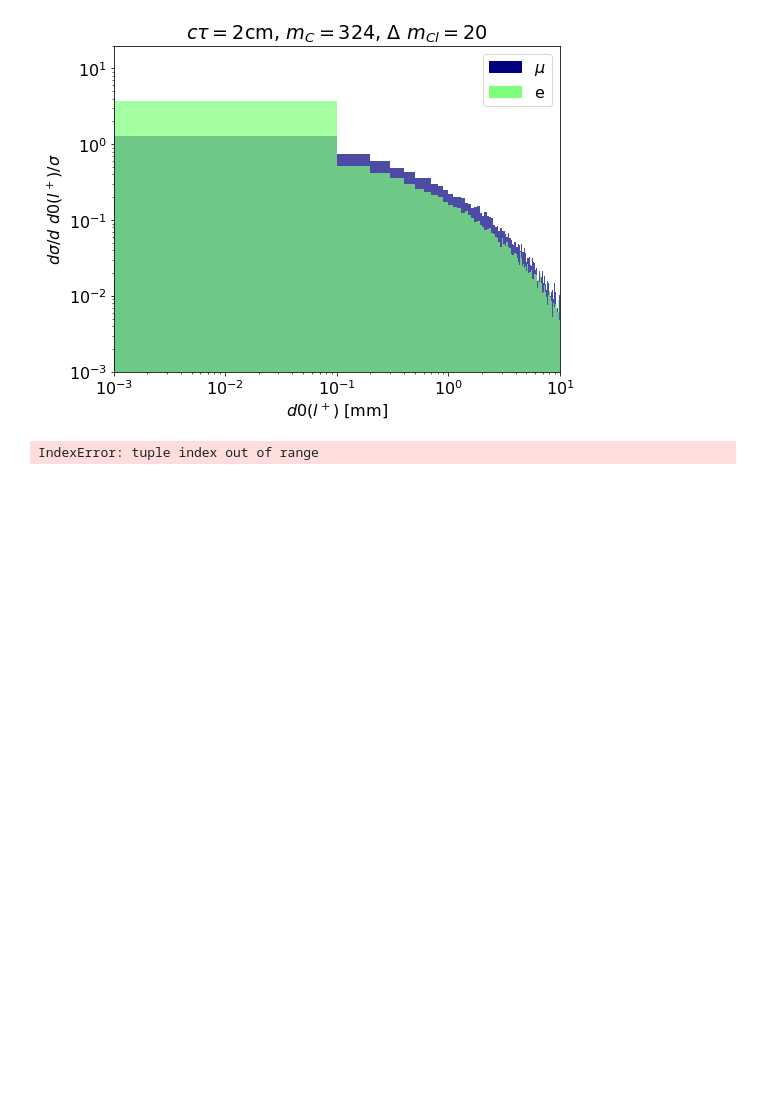
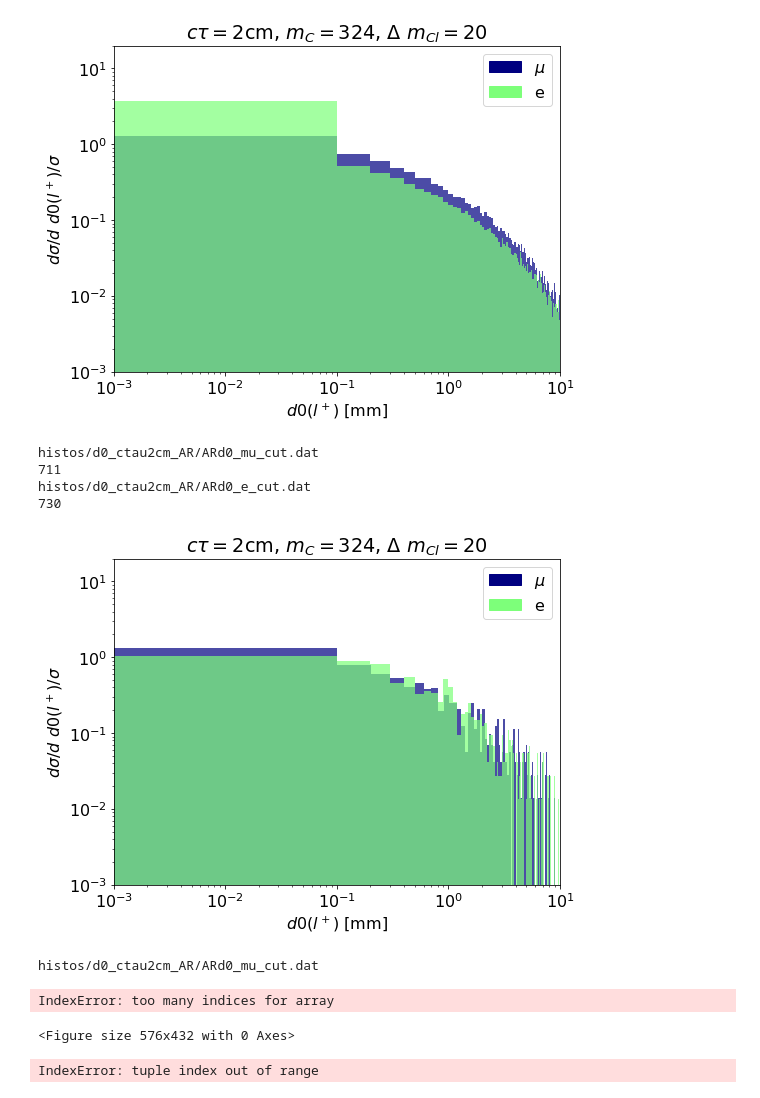
Before and after one commit to anasthesia/SoftLLP, a Jupyter notebook: kinematics/plot_histos.ipynb, the cells around one changed output. Drawn from its saved outputs; the diff is of its cells as text; code cells hidden in the pictures; blank space fills up the shorter version.

```diff
--- a/kinematics/plot_histos.ipynb
+++ b/kinematics/plot_histos.ipynb
@@ -314,6 +350,64 @@ histos/d0_ctau2cm/d0_mu.dat
 histos/d0_ctau2cm/d0_e.dat
 54180
 [figure]
+# %%
+#d0(l)
+
+plt.figure(figsize=(8, 6))
+
+histosFromFiles('histos/d0_ctau2cm_AR',0.1,True)
+
+
+plt.xlim(0.001,10)
+plt.ylim(10**(-3),20)
+plt.yscale("log")
+plt.xscale("log")
+
+plt.title("$c\\tau=2$cm, $m_C=324$, $\\Delta\ m_{Cl}=20$")
+plt.xlabel('$d0(l^+)$ [mm]')
+plt.ylabel('$d\\sigma/d\ d0(l^+)/\\sigma$')
+
+
+patch1 = mpatches.Patch(color=usedcolors[0], label='$\mu$')
+patch2 = mpatches.Patch(color=usedcolors[1], label='e')
+
+plt.legend(handles=[patch1, patch2],loc='upper right')
+
+plt.savefig('d0_ctau2cm_AR.png')
+# %% [output]
+histos/d0_ctau2cm_AR/ARd0_mu_cut.dat
+711
+histos/d0_ctau2cm_AR/ARd0_e_cut.dat
+730
+[figure, added]
+# %%
+#d0(l)
+
+plt.figure(figsize=(8, 6))
+
+histosFromFilesLogX('histos/d0_ctau2cm_AR',1000,-3,1,True)
+
+
+plt.xlim(0.001,10)
+plt.ylim(10**(-3),20)
+plt.yscale("log")
+plt.xscale("log")
+
+plt.title("$c\\tau=2$cm, $m_C=324$, $\\Delta\ m_{Cl}=20$")
+plt.xlabel('$Log[d0(l^+)]$ [mm]')
+plt.ylabel('$d\\sigma/d\ d0(l^+)/\\sigma$')
+
+
+patch1 = mpatches.Patch(color=usedcolors[0], label='$\mu$')
+patch2 = mpatches.Patch(color=usedcolors[1], label='e')
+
+plt.legend(handles=[patch1, patch2],loc='upper right')
+
+plt.savefig('d0_ctau2cm_AR_LogX.png')
+# %% [output]
+histos/d0_ctau2cm_AR/ARd0_mu_cut.dat
+IndexError: too many indices for array
+<Figure size 576x432 with 0 Axes>
 # %%
 #d0(l)
 
```
Also changed, not shown: parts of 2 cells of this notebook, 1 other file.
